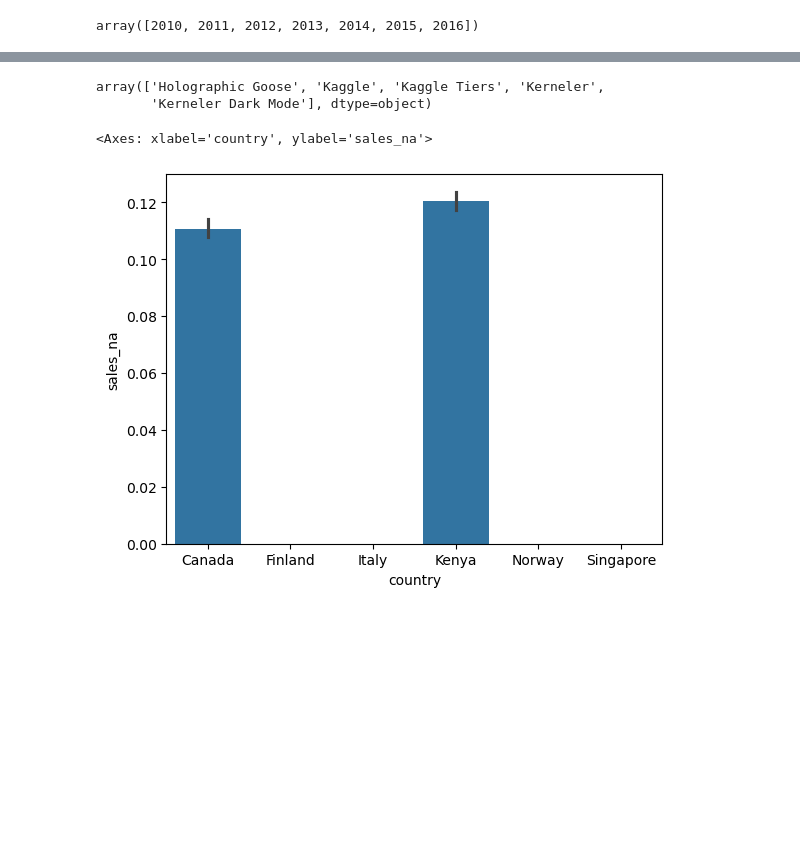
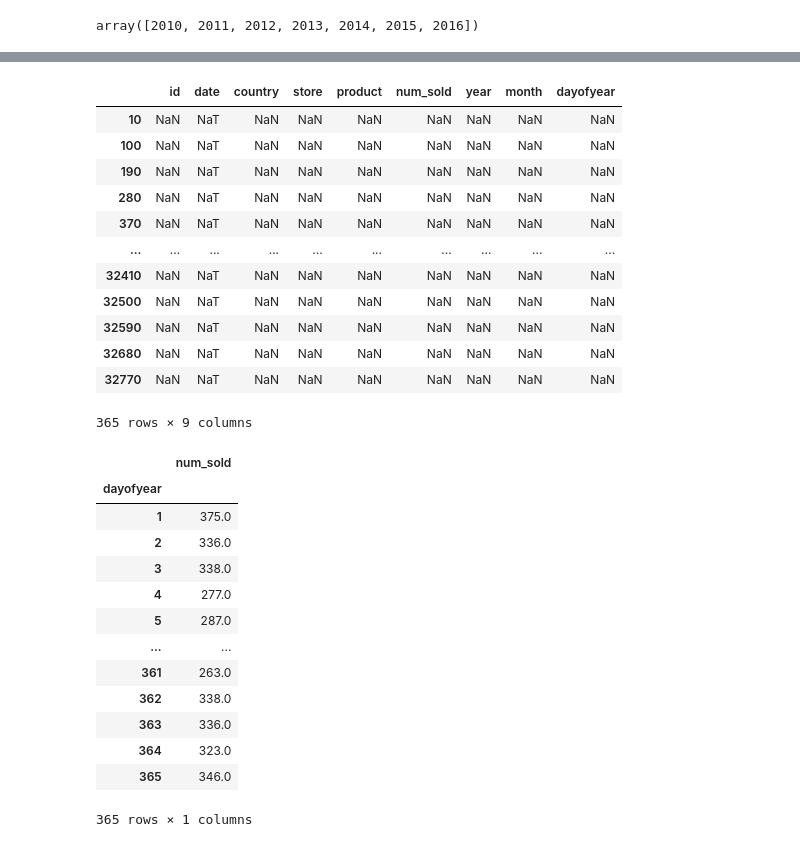
Before and after one commit to ricrichardthomas1/kaggle_sticker, a Jupyter notebook: sticker.ipynb, the cells around one changed output, grey strips where cells are left out. Saved outputs shown, nothing was run; the diff lists cells and outputs as text; code cells hidden in the pictures; blank space fills up the shorter version.

```diff
--- a/sticker.ipynb
+++ b/sticker.ipynb
@@ -161,10 +162,35 @@ plt.tight_layout()
-# %%
-train['product'].unique()
-# %% [output]
-array(['Holographic Goose', 'Kaggle', 'Kaggle Tiers', 'Kerneler',
-       'Kerneler Dark Mode'], dtype=object)
 # %%
-sns.barplot(pd.concat([train, pd.Series(train['num_sold'].isna(), name='sales_na')], axis = 1 ) , x= 'country', y = 'sales_na' )
+# sns.barplot(pd.concat([train, pd.Series(train['num_sold'].isna(), name='sales_na')], axis = 1 ) , x= 'country', y = 'sales_na' )
-# %% [output]
-<Axes: xlabel='country', ylabel='sales_na'>
-[figure, removed]
+# %%
+pre_2010_canada_hg[pre_2010_canada_hg.isnull()]
+# %% [output]
+|  | id | date | country | store | product | num_sold | year | month | dayofyear |
+| 10 | NaN | NaT | NaN | NaN | NaN | NaN | NaN | NaN | NaN |
+| 100 | NaN | NaT | NaN | NaN | NaN | NaN | NaN | NaN | NaN |
+| 190 | NaN | NaT | NaN | NaN | NaN | NaN | NaN | NaN | NaN |
+| 280 | NaN | NaT | NaN | NaN | NaN | NaN | NaN | NaN | NaN |
+| 370 | NaN | NaT | NaN | NaN | NaN | NaN | NaN | NaN | NaN |
+| ... | ... | ... | ... | ... | ... | ... | ... | ... | ... |
+| 32410 | NaN | NaT | NaN | NaN | NaN | NaN | NaN | NaN | NaN |
+| 32500 | NaN | NaT | NaN | NaN | NaN | NaN | NaN | NaN | NaN |
+| 32590 | NaN | NaT | NaN | NaN | NaN | NaN | NaN | NaN | NaN |
+| 32680 | NaN | NaT | NaN | NaN | NaN | NaN | NaN | NaN | NaN |
+| 32770 | NaN | NaT | NaN | NaN | NaN | NaN | NaN | NaN | NaN |
+365 rows × 9 columns
+# %%
+trial
+# %% [output]
+|  | num_sold |
+| dayofyear |  |
+| 1 | 375.0 |
+| 2 | 336.0 |
+| 3 | 338.0 |
+| 4 | 277.0 |
+| 5 | 287.0 |
+| ... | ... |
+| 361 | 263.0 |
+| 362 | 338.0 |
+| 363 | 336.0 |
+| 364 | 323.0 |
+| 365 | 346.0 |
+365 rows × 1 columns
```
Also changed, not shown: parts of 4 cells of this notebook.
